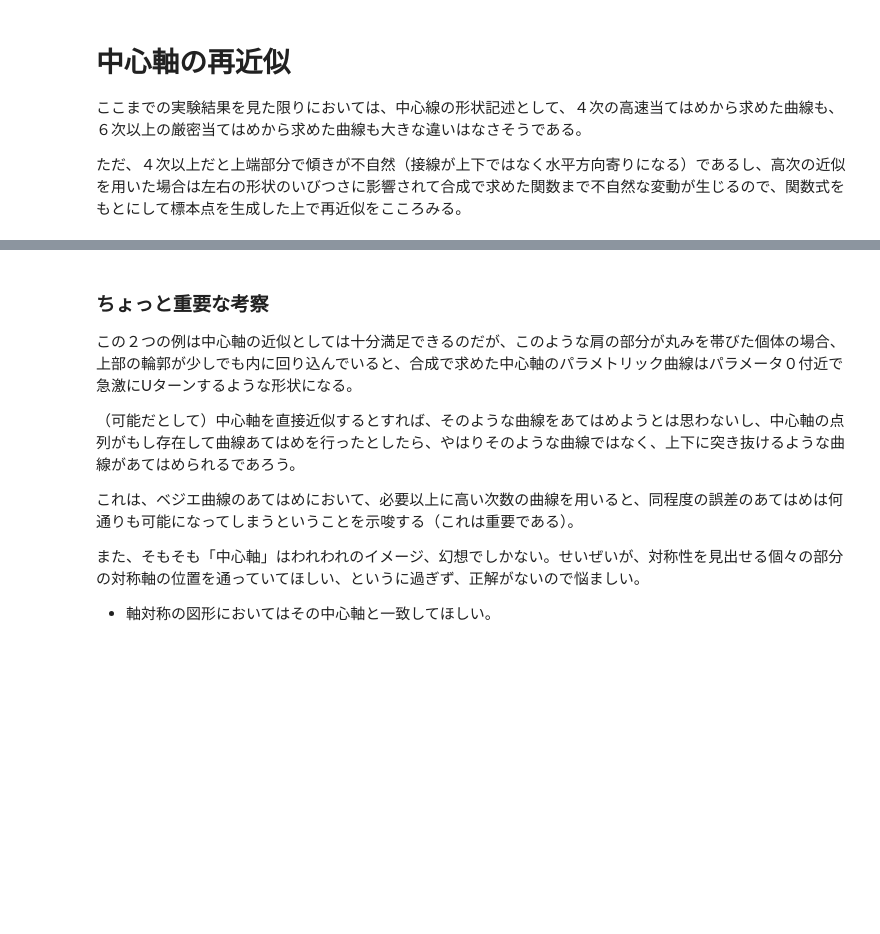
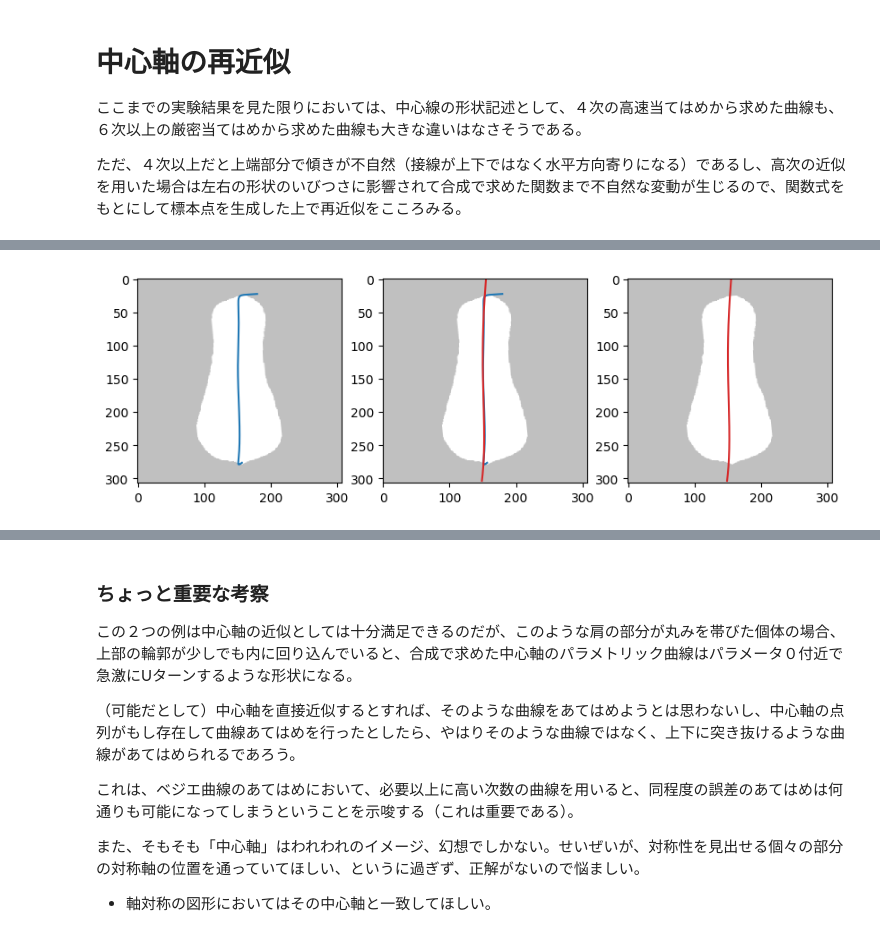
Before and after one commit to iciromaco/RadiShLab, a Jupyter notebook: N008_ベジエ近似の応用２_中心軸の形状記述.ipynb, the cells around one changed output, grey strips where cells are left out. Saved outputs shown, nothing was run; the diff lists cells and outputs as text; code cells hidden in the pictures; blank space fills up the shorter version.

```diff
--- a/N008_ベジエ近似の応用２_中心軸の形状記述.ipynb
+++ b/N008_ベジエ近似の応用２_中心軸の形状記述.ipynb
@@ -216,0 +233,27 @@ try34(8)
+# %%
+def reSampleAndFit(num,n_samples=32):
+    img = imgs[num]
+    fl = fLlist[num] # 左の近似曲線
+    fr = fRlist[num] # 右の近似曲線
+    fc = (fl+fr)/2 # 中心線の仮近似
+    dp = rd.getDenseParameters(fc,n_samples=n_samples,span=0) #  均等間隔になるようなパラメータセットを求める
+    samples = [[int(float(fc[0].subs('t',s))),int(float(fc[1].subs('t',s)))] for s in dp]
+    samples = np.array(samples)
+    # ベジエ曲線の準備
+    bezC = rd.BezierCurve(N=4,samples = samples,prefunc=fc) # ,prefunc=fc は使わなくてもあまり変わらない
+    # ４次近似を実行
+    cps,newfc = bezC.fit0()
+    # 結果の描画
+    plt.figure(figsize=(10,5),dpi=100)
+    plt.subplot(131)
+    rd.drawBez0(img,stt=-0.1,end=1.1,bezC=fc,ct=list("02045678"))
+    plt.subplot(132)
+    rd.drawBez0(img,stt=-0.1,end=1.1,bezL=fc,bezC=newfc,ct=list("02345678"))
+    plt.subplot(133)
+    rd.drawBez0(img,stt=-0.1,end=1.1,bezC=newfc,ct=list("02345678"))
+    return newfc
+# %%
+newFC = []
+newFC.append(reSampleAndFit(0))
+# %% [output]
+[figure, added]
```
Also changed, not shown: parts of 22 cells of this notebook.
